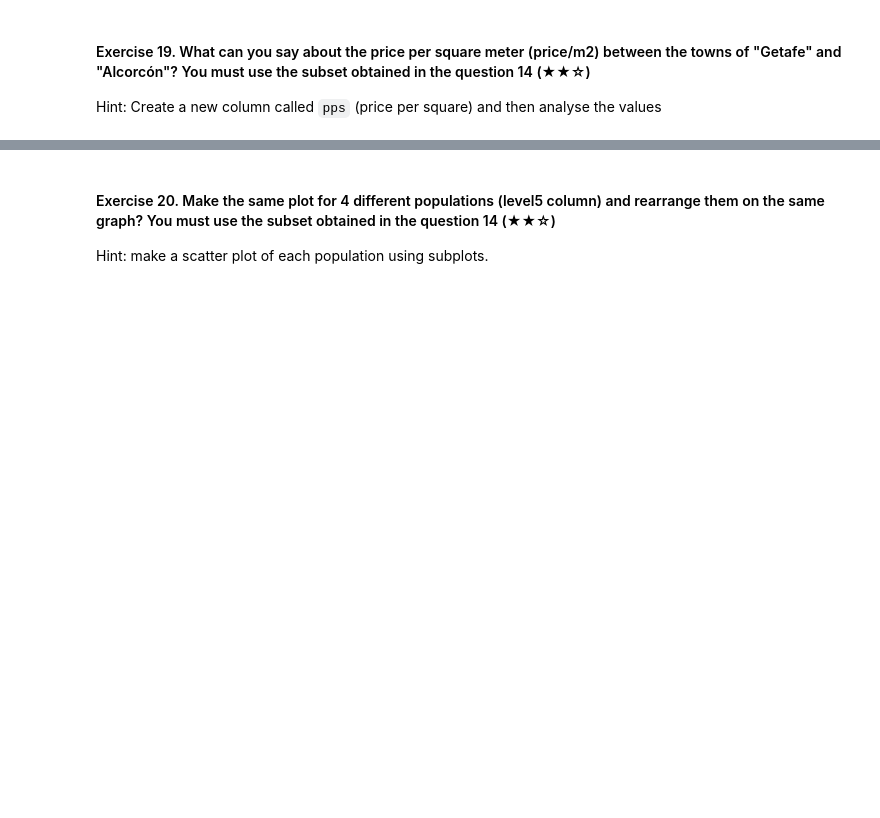
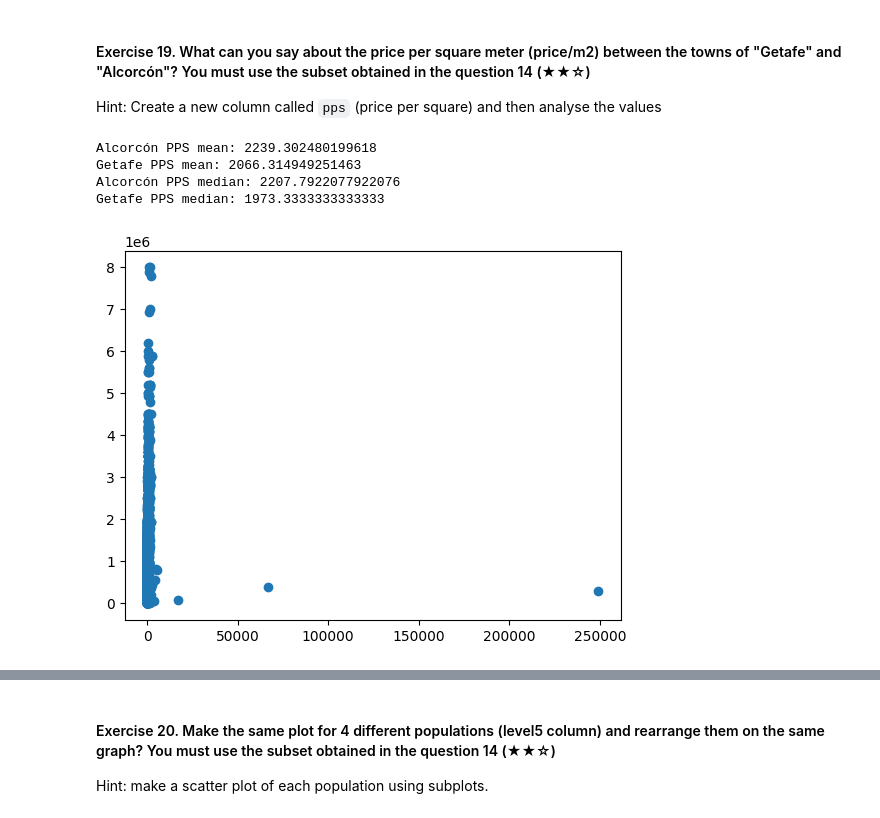
Before and after one commit to easyundercover/realestate-datacleanup-exercise, a Jupyter notebook: project.ipynb, the cells around one changed output, grey strips where cells are left out. Drawn from its saved outputs; the diff is of its cells as text; code cells hidden in the pictures; blank space fills up the shorter version.

```diff
--- a/project.ipynb
+++ b/project.ipynb
@@ -183,4 +241,25 @@ Hint: You can help yourself reviewing the multihist demo of Matplotlib
 
 Hint: Create a new column called `pps` (price per square) and then analyse the values
 # %%
-# TODO
+#pps
+ds['pps'] = ds['price'] / ds['surface']
+# %%
+# print calculations for mean and median (see output)
+print("Alcorcón PPS mean: " + str(alcorcon["pps"].mean()))
+print("Getafe PPS mean: " + str(getafe["pps"].mean()))
+print("Alcorcón PPS median: " + str(alcorcon["pps"].median()))
+print("Getafe PPS median: " + str(getafe["pps"].median()))
+# %% [output]
+Alcorcón PPS mean: 2239.302480199618
+Getafe PPS mean: 2066.314949251463
+Alcorcón PPS median: 2207.7922077922076
+Getafe PPS median: 1973.3333333333333
+# %%
+#you can also make a scatter plot
+fig, ax = plt.subplots()
+ax.scatter(ds["surface"], ds["price"])
+plt.show()
+
+#Hay casas con superficie muy elevada, mayor a 50000 m2. Esto distorsiona el gráfico y no permite sacar conclusiones
+# %% [output]
+[figure, added]
```
Also changed, not shown: parts of 9 cells of this notebook.
